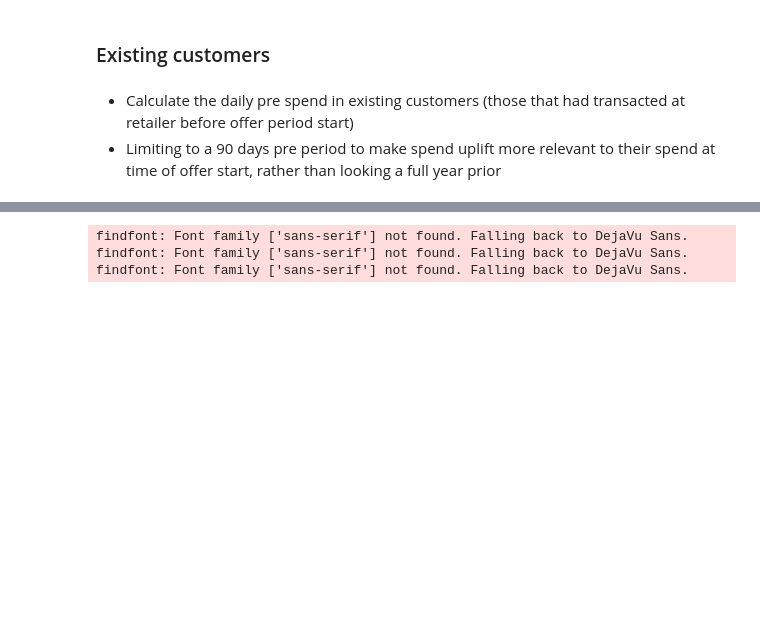
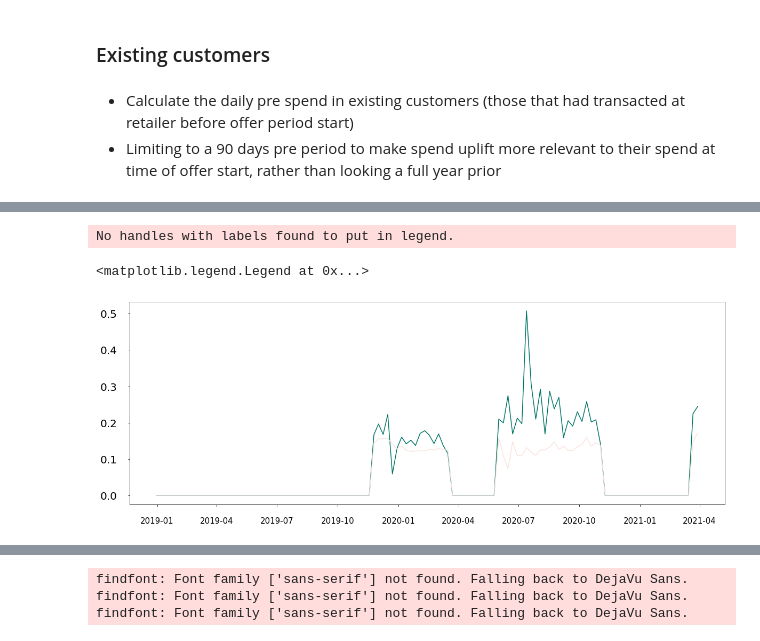
Before and after one commit to tryflux/adhoc-analysis, a Jupyter notebook: src/insights_product/offers_new_customers/metrics_tidy.ipynb, the cells around one changed output, grey strips where cells are left out. Drawn from its saved outputs; the diff is of its cells as text; code cells hidden in the pictures; blank space fills up the shorter version.

```diff
--- a/src/insights_product/offers_new_customers/metrics_tidy.ipynb
+++ b/src/insights_product/offers_new_customers/metrics_tidy.ipynb
@@ -467,0 +474,12 @@ redeemer              28.663549  14.706349   2608.382937
+# %%
+week_start.columns = ['week_start']
+# %%
+customers_per_week = df_live.groupby(['redemption_segment','week_start']).nunique()['customer_id']
+avg_spend_week = df_live.groupby(['redemption_segment','week_start']).sum()['total_amount']
+avg_customer_spend_week = pd.DataFrame((avg_spend_week/customers_per_week)/100).reset_index('week_start')
+avg_customer_spend_week.columns = ['week_start','spend']
+# %%
+avg_spend_week1 = pd.merge(week_start,avg_customer_spend_week.loc['redeemer'], on = 'week_start', how = 'left')
+avg_spend_week2 = pd.merge(avg_spend_week1,avg_customer_spend_week.loc['non-redeemer'], on = 'week_start', how = 'left')
+avg_spend_week2.fillna(0, inplace = True)
+avg_spend_week2.columns = ['week_start','avg redeemer spend','avg non-redeemer spend']
@@ -467,0 +501,13 @@ redeemer              28.663549  14.706349   2608.382937
+# %%
+x = avg_spend_week2.week_start
+y1 = avg_spend_week2['avg redeemer spend']
+y2 = avg_spend_week2['avg non-redeemer spend']
+
+plt.figure(figsize = (20,7))
+plt.plot(x,y1/100)
+plt.plot(x,y2/100)
+plt.legend()
+# %% [output]
+No handles with labels found to put in legend.
+<matplotlib.legend.Legend at 0x...>
+[figure, added]
```
Also changed, not shown: parts of 29 cells of this notebook.
